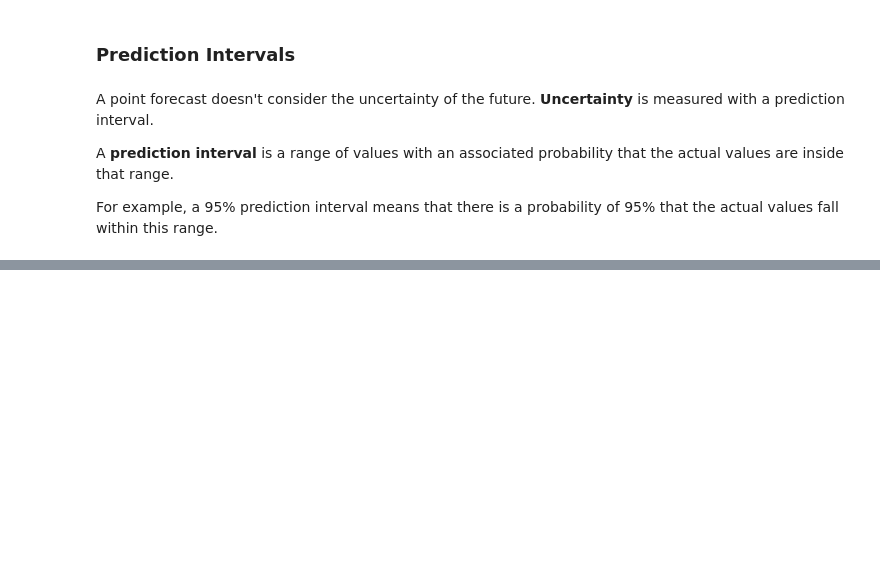
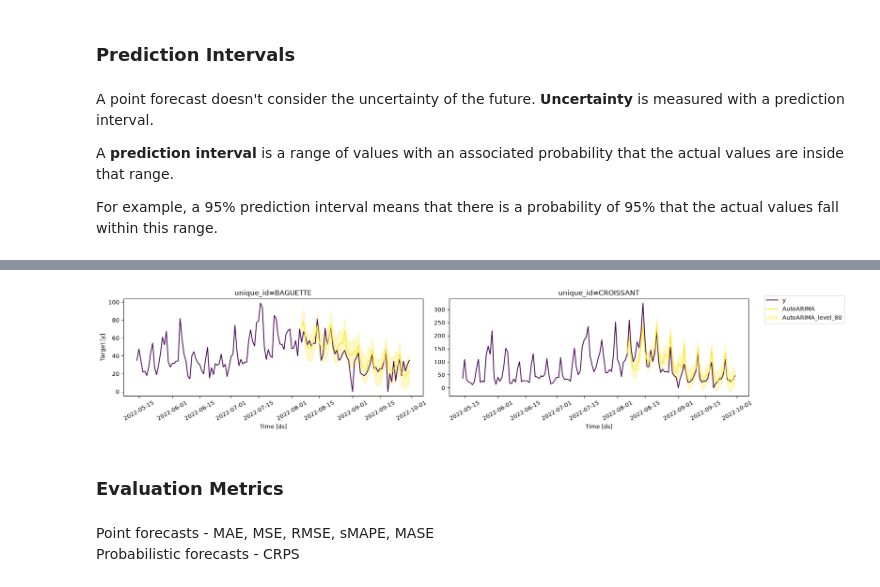
Before and after one commit to GauriR011/Time-Series-Analysis-With-Statistical-Models, a Jupyter notebook: main.ipynb, the cells around one changed output, grey strips where cells are left out. Saved outputs shown, nothing was run; the diff lists cells and outputs as text; code cells hidden in the pictures; blank space fills up the shorter version.

```diff
--- a/main.ipynb
+++ b/main.ipynb
@@ -482,0 +516,27 @@ For example, a 95% prediction interval means that there is a probability of 95%
+# %%
+## Cross validation
+cv_prob_df = sf.cross_validation(
+    h = horizon,
+    df = sub_df,
+    n_windows= 8,
+    step_size=horizon,
+    refit = True,
+    level = [80]
+)
+# %%
+plot_series(
+    df = sub_df,
+    forecasts_df=cv_prob_df.drop(["y","cutoff"], axis = 1),
+    ids = ["BAGUETTE", "CROISSANT"],
+    max_insample_length= 140,
+    models = ["AutoARIMA"],
+    level = [80],
+    palette="viridis"
+)
+# %% [output]
+[figure, added]
+# %% [markdown]
+### Evaluation Metrics
+# %% [markdown]
+Point forecasts - MAE, MSE, RMSE, sMAPE, MASE
+Probabilistic forecasts - CRPS
```
Also changed, not shown: parts of 6 cells of this notebook.
